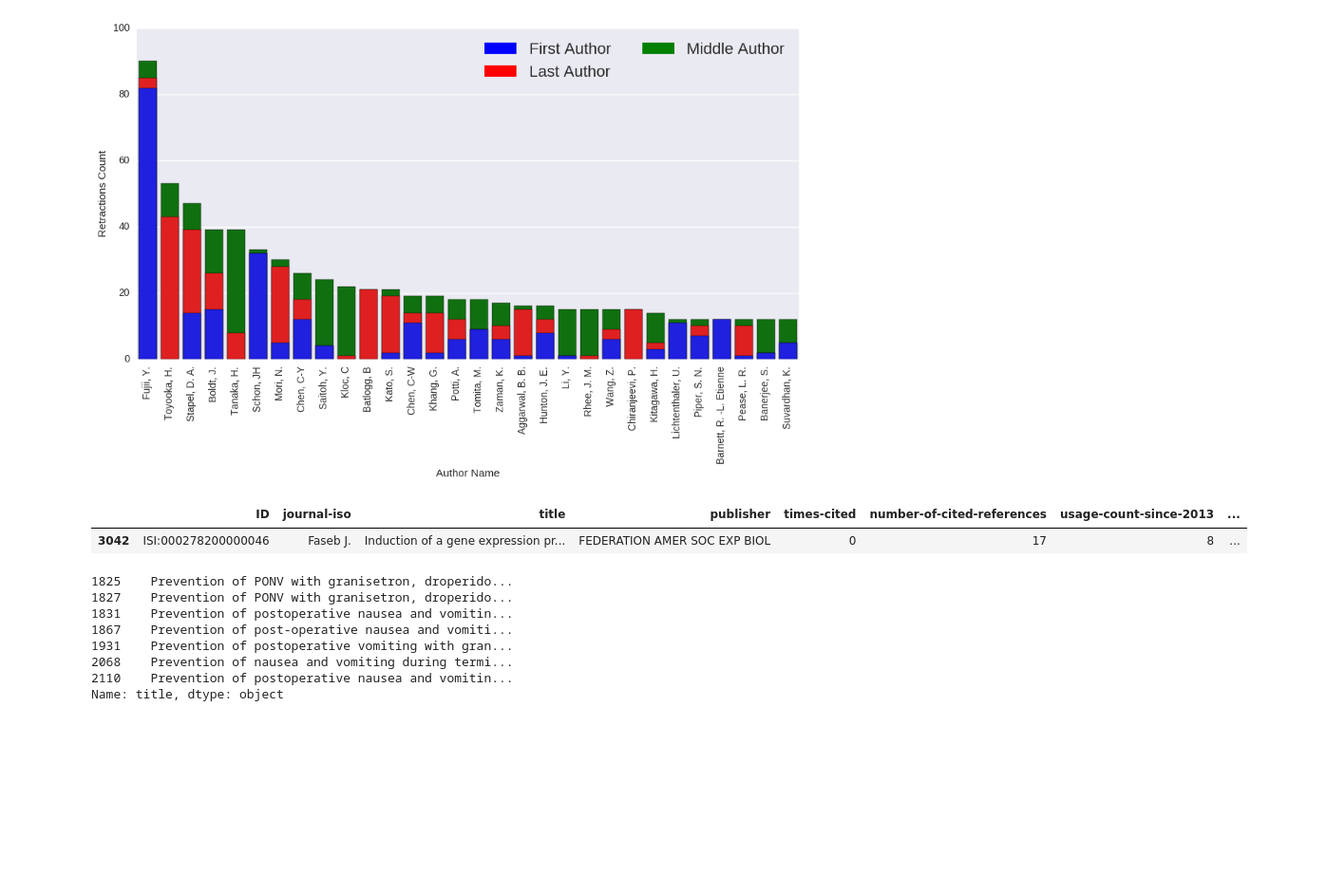
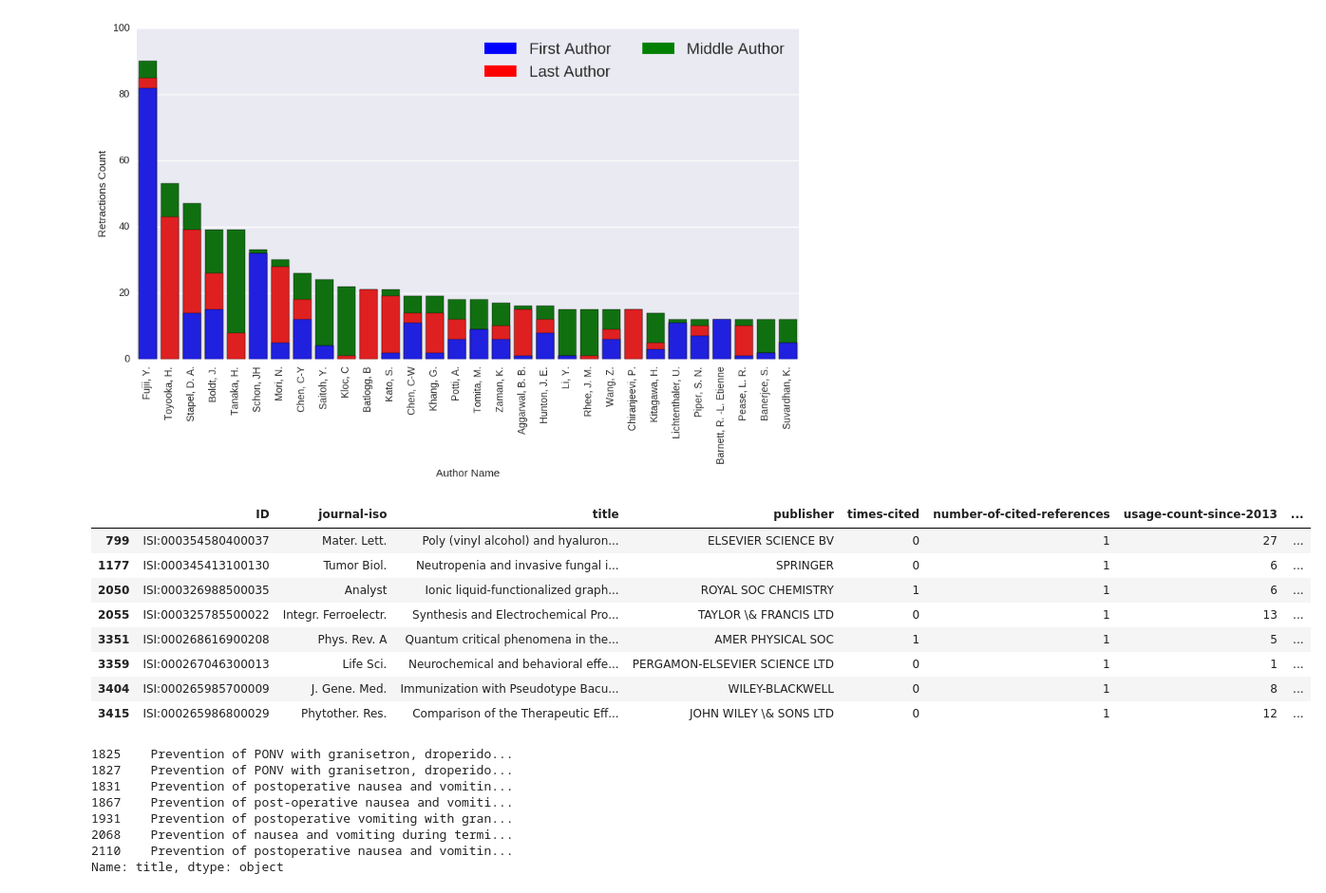
Before and after one commit to RiB-/retraction_analysis, a Jupyter notebook: EDA.ipynb, the cells around one changed output. Shown at 95% size. Saved outputs shown, nothing was run; the diff lists cells and outputs as text; code cells hidden in the pictures; blank space fills up the shorter version.

Commit message:
additional analyses and summary

```diff
--- a/EDA.ipynb
+++ b/EDA.ipynb
@@ -638,10 +1018,17 @@ plt.xticks(rotation=90);
 # %% [output]
 [figure]
 # %%
-summary_df[summary_df['first_author'].str.contains('Pease')]
+summary_df[summary_df['first_author'].str.contains('Li, Y')]
 # %% [output]
 |  | ID | journal-iso | title | publisher | times-cited | number-of-cited-references | usage-count-since-2013 | ... |
-| 3042 | ISI:000278200000046 | Faseb J. | Induction of a gene expression pr... | FEDERATION AMER SOC EXP BIOL | 0 | 17 | 8 | ... |
+| 799 | ISI:000354580400037 | Mater. Lett. | Poly (vinyl alcohol) and hyaluron... | ELSEVIER SCIENCE BV | 0 | 1 | 27 | ... |
+| 1177 | ISI:000345413100130 | Tumor Biol. | Neutropenia and invasive fungal i... | SPRINGER | 0 | 1 | 6 | ... |
+| 2050 | ISI:000326988500035 | Analyst | Ionic liquid-functionalized graph... | ROYAL SOC CHEMISTRY | 1 | 1 | 6 | ... |
+| 2055 | ISI:000325785500022 | Integr. Ferroelectr. | Synthesis and Electrochemical Pro... | TAYLOR \& FRANCIS LTD | 0 | 1 | 13 | ... |
+| 3351 | ISI:000268616900208 | Phys. Rev. A | Quantum critical phenomena in the... | AMER PHYSICAL SOC | 1 | 1 | 5 | ... |
+| 3359 | ISI:000267046300013 | Life Sci. | Neurochemical and behavioral effe... | PERGAMON-ELSEVIER SCIENCE LTD | 0 | 1 | 1 | ... |
+| 3404 | ISI:000265985700009 | J. Gene. Med. | Immunization with Pseudotype Bacu... | WILEY-BLACKWELL | 0 | 1 | 8 | ... |
+| 3415 | ISI:000265986800029 | Phytother. Res. | Comparison of the Therapeutic Eff... | JOHN WILEY \& SONS LTD | 0 | 1 | 12 | ... |
 # %%
 summary_df['title'][summary_df['first_author'].str.contains('Fujii')][summary_df['title'].str.contains('Prevention')]
 # %% [output]
```
Also changed, not shown: parts of 39 cells of this notebook, 1 other file.
